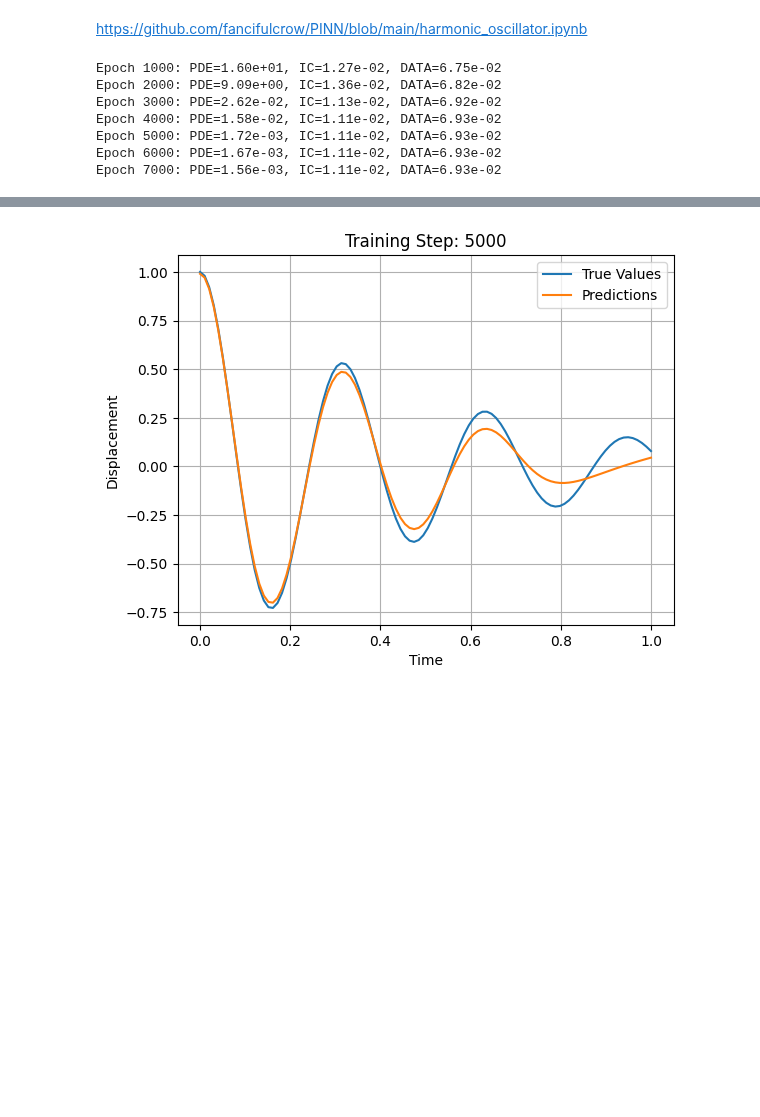
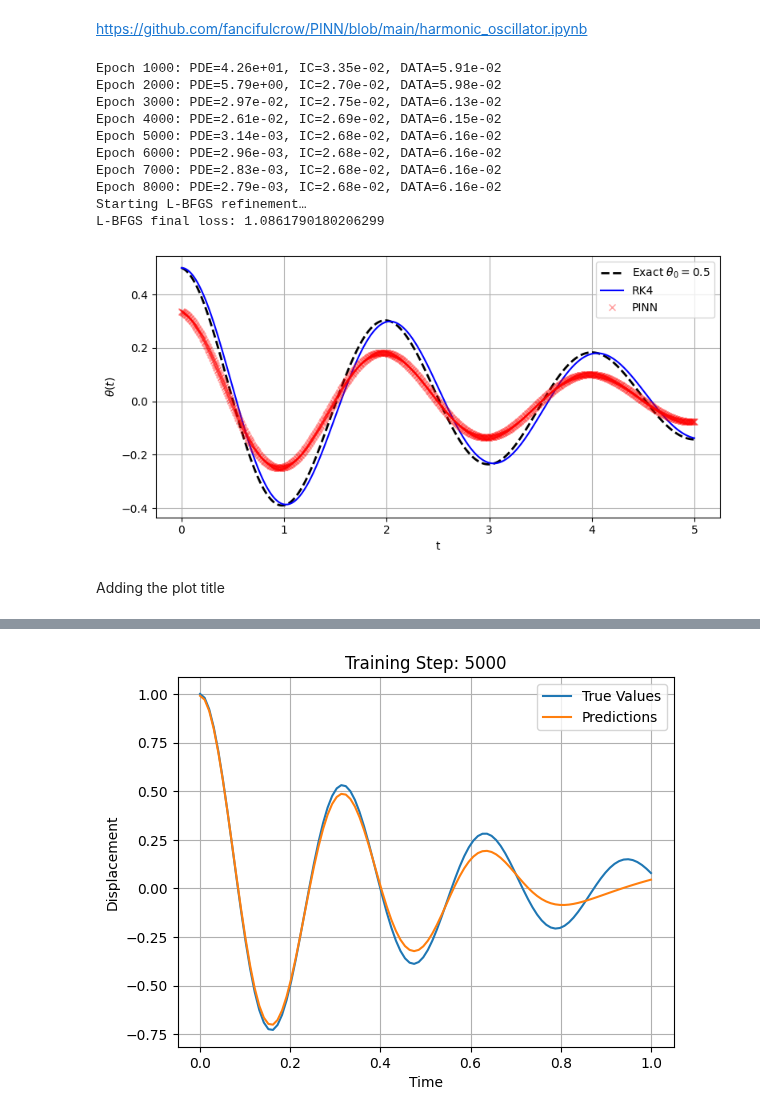
Before and after one commit to josegarciav/PINNs-RL-PDE, a Jupyter notebook: src/numerical_solvers/pendulum_equation.ipynb, the cells around one changed output, grey strips where cells are left out. Cells and saved outputs as stored; diff of their text form; code cells hidden in the pictures; blank space fills up the shorter version.

```diff
--- a/src/numerical_solvers/pendulum_equation.ipynb
+++ b/src/numerical_solvers/pendulum_equation.ipynb
@@ -152,8 +152,8 @@ pinn   = PINNPendODE(g, L, damping, t_max).to(device)
 opt    = optim.Adam(pinn.parameters(), lr=5e-5)
 sched  = optim.lr_scheduler.StepLR(opt, step_size=2000, gamma=0.05)
 
-w_pde, w_ic, w_data = 5.0, 5.0, 8.0
-N_pde, N_data       = 4000, 4000
+w_pde, w_ic, w_data = 5.0, 5.0, 15.0
+N_pde, N_data       = 8000, 5000
 
 # 5.1) Uniform supervised data over [0, t_max]
 t_data = torch.linspace(t_min, t_max, N_data, device=device).unsqueeze(-1)  # shape (N_data,1)
@@ -164,7 +164,7 @@ u_data = torch.tensor(
 )  # shape (N_data,1)
 
 # 5.2) Extra “anchor” points in [0, 5] to nail the envelope
-t_extra = torch.rand(200, 1, device=device) * 20.0                           # shape (200,1)
+t_extra = torch.rand(200, 1, device=device) * 35.0                           # shape (200,1)
 u_extra = torch.tensor(
     exact_small_angle(t_extra.cpu().numpy())[:, None],
     dtype=torch.float32,
@@ -180,7 +180,7 @@ t_data = t_data[perm]
 u_data = u_data[perm]
 
 # 5.4) Training loop
-for ep in range(1, 15001):
+for ep in range(1, 8001):
     # curriculum on w_pde
     w_pde = 0.1 + 9.9 * min(ep/1000, 1.0)
 
@@ -242,40 +242,46 @@ def closure():
 final_loss = lbfgs.step(closure)
 print("L-BFGS final loss:", final_loss.item())
 
 # -----------------------------------------------------------------------------
 # 7) Evaluate & plot line traces
 # -----------------------------------------------------------------------------
 pinn.eval()
 t_vals = np.linspace(t_min, t_max, 1000)
 U_ex   = exact_small_angle(t_vals)
 rk4    = SinglePendulumRK4(g, L, damping, θ0, dt=1e-3, t_max=t_max)
 
 dt      = 1e-3
 ts      = np.arange(0, t_max+dt, dt)
 hist    = rk4.solve(ts.tolist())
 θ_vals  = np.array([hist[t] for t in ts])
 U_fd    = np.interp(t_vals, ts, θ_vals)
 
 with torch.no_grad():
     tt_cpu = torch.tensor(t_vals[:, None], dtype=torch.float32)
     U_pr = pinn(tt_cpu).cpu().numpy().flatten()
 
 plt.figure(figsize=(8,4))
 plt.plot(t_vals, U_ex, 'k--', lw=2, label=r'Exact $\theta_0 = 0.5$')
 plt.plot(t_vals, U_fd, 'b-',  label='RK4')
 plt.plot(t_vals, U_pr, 'rx',  label='PINN', alpha=0.4)
 plt.xlabel('t'); plt.ylabel(r'$\theta(t)$')
 plt.legend(); plt.grid(True)
 plt.tight_layout()
 plt.show()
 # %% [output]
-Epoch 1000: PDE=1.60e+01, IC=1.27e-02, DATA=6.75e-02
-Epoch 2000: PDE=9.09e+00, IC=1.36e-02, DATA=6.82e-02
-Epoch 3000: PDE=2.62e-02, IC=1.13e-02, DATA=6.92e-02
-Epoch 4000: PDE=1.58e-02, IC=1.11e-02, DATA=6.93e-02
-Epoch 5000: PDE=1.72e-03, IC=1.11e-02, DATA=6.93e-02
-Epoch 6000: PDE=1.67e-03, IC=1.11e-02, DATA=6.93e-02
-Epoch 7000: PDE=1.56e-03, IC=1.11e-02, DATA=6.93e-02
+Epoch 1000: PDE=4.26e+01, IC=3.35e-02, DATA=5.91e-02
+Epoch 2000: PDE=5.79e+00, IC=2.70e-02, DATA=5.98e-02
+Epoch 3000: PDE=2.97e-02, IC=2.75e-02, DATA=6.13e-02
+Epoch 4000: PDE=2.61e-02, IC=2.69e-02, DATA=6.15e-02
+Epoch 5000: PDE=3.14e-03, IC=2.68e-02, DATA=6.16e-02
+Epoch 6000: PDE=2.96e-03, IC=2.68e-02, DATA=6.16e-02
+Epoch 7000: PDE=2.83e-03, IC=2.68e-02, DATA=6.16e-02
+Epoch 8000: PDE=2.79e-03, IC=2.68e-02, DATA=6.16e-02
+Starting L-BFGS refinement…
+L-BFGS final loss: 1.0861790180206299
+[figure, added]
+# %% [markdown]
+Adding the plot title
 # %%
 plt.figure(figsize=(8,4))
 plt.plot(t_vals, U_ex, 'k--', lw=2, label=r'Exact $\theta_0 = 0.5$')
```
Also changed, not shown: parts of 1 cell of this notebook, 1 other file.
